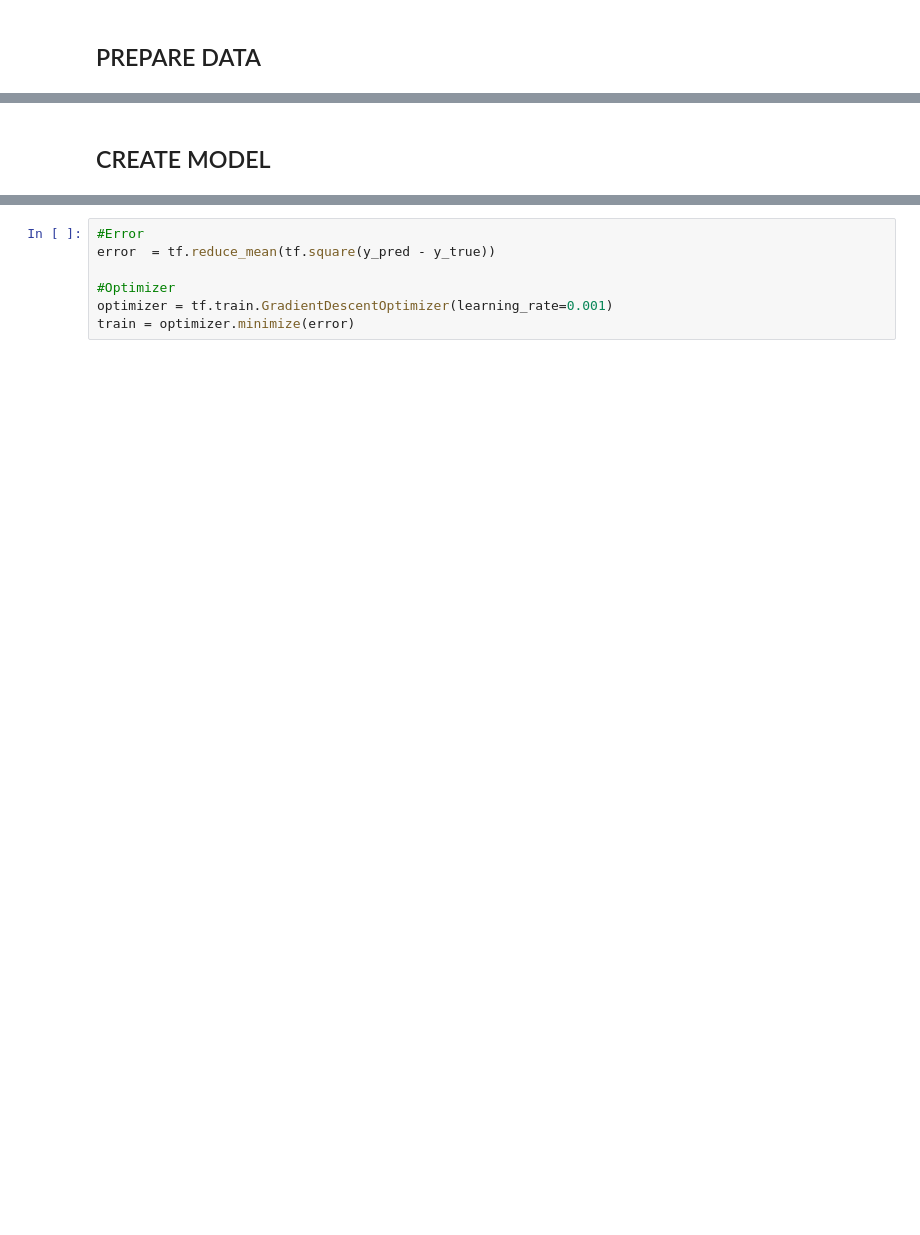
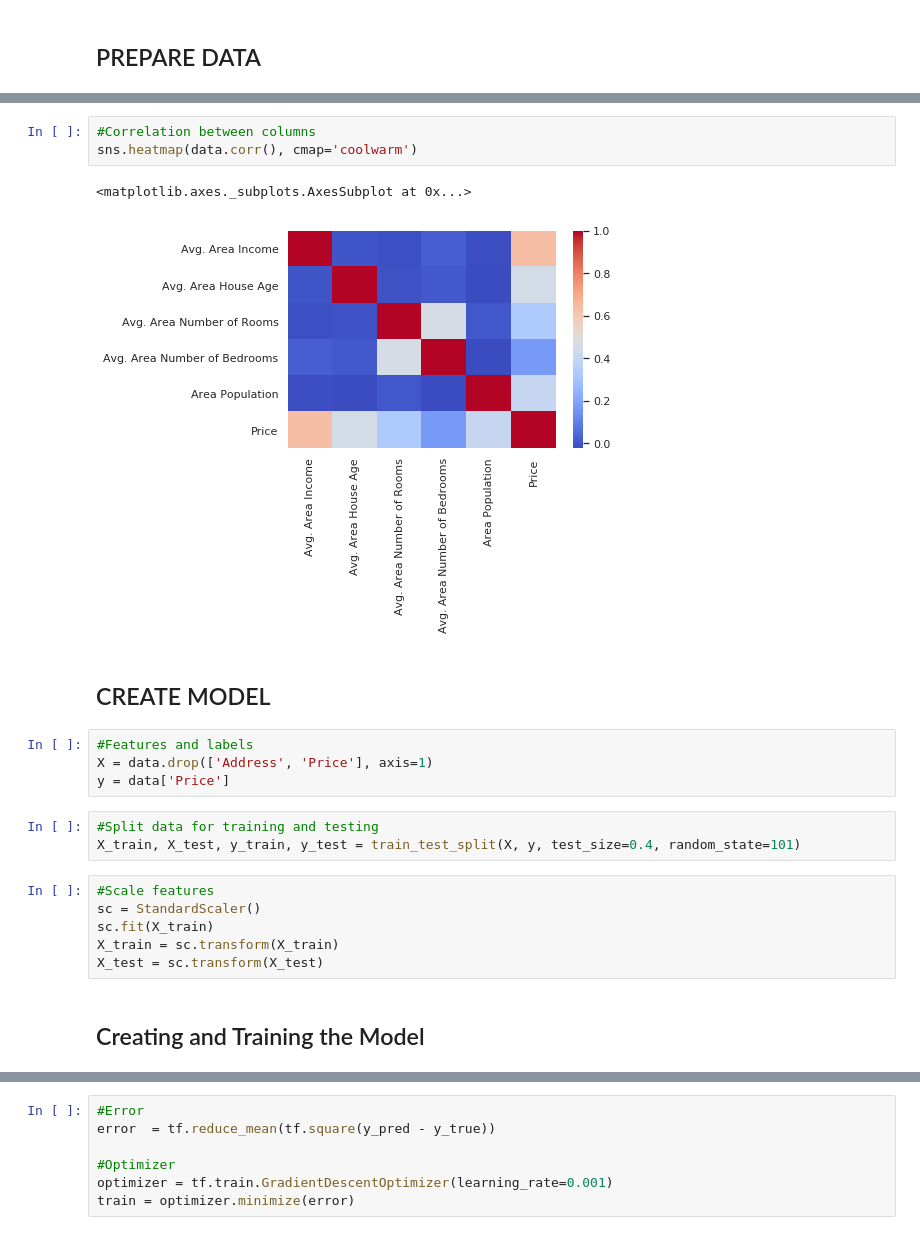
Before and after one commit to Przemoo16/TensorFlow-House-Price-Prediction, a Jupyter notebook: HousingDataTensorflow.ipynb, the cells around one changed output, grey strips where cells are left out. Drawn from its saved outputs; the diff is of its cells as text; blank space fills up the shorter version.

```diff
--- a/HousingDataTensorflow.ipynb
+++ b/HousingDataTensorflow.ipynb
@@ -55,3 +83,24 @@ y_train = data['MEDV']
+# %%
+#Correlation between columns
+sns.heatmap(data.corr(), cmap='coolwarm')
+# %% [output]
+<matplotlib.axes._subplots.AxesSubplot at 0x...>
+[figure, added]
 # %% [markdown]
 ## CREATE MODEL
+# %%
+#Features and labels
+X = data.drop(['Address', 'Price'], axis=1)
+y = data['Price']
+# %%
+#Split data for training and testing
+X_train, X_test, y_train, y_test = train_test_split(X, y, test_size=0.4, random_state=101)
+# %%
+#Scale features
+sc = StandardScaler()
+sc.fit(X_train)
+X_train = sc.transform(X_train)
+X_test = sc.transform(X_test)
+# %% [markdown]
+## Creating and Training the Model
 # %%
```
Also changed, not shown: parts of 26 cells of this notebook, 5 other files.
